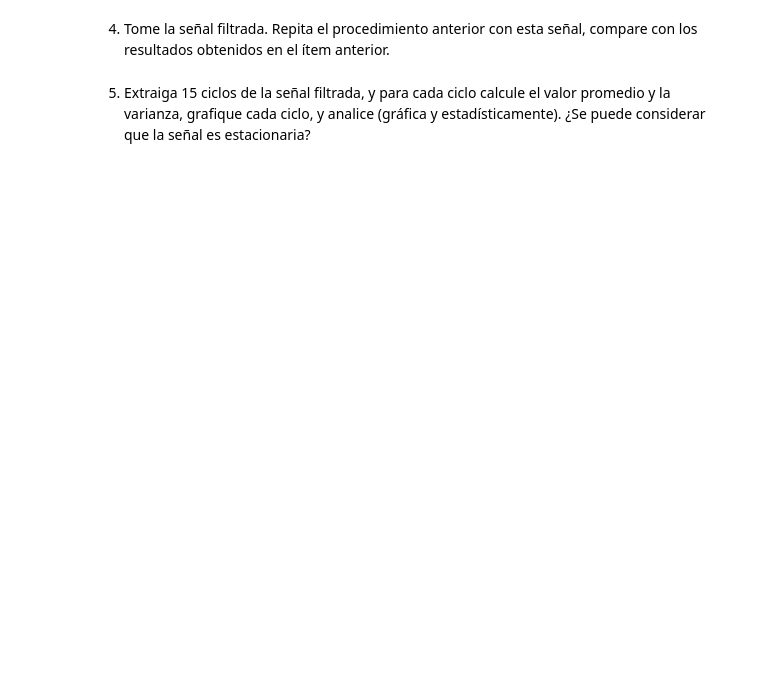
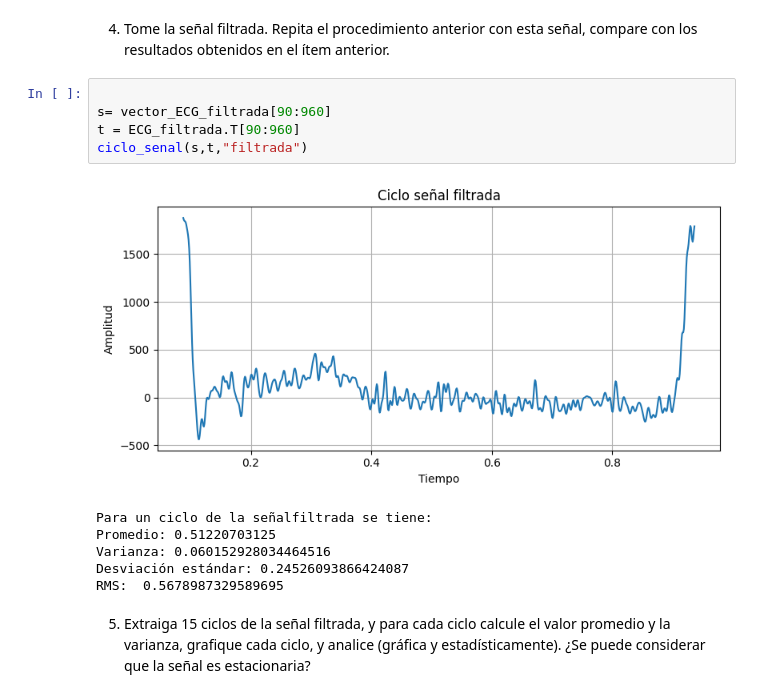
Before and after one commit to NataliaArenasP20/LaboratorioBiosenales, a Jupyter notebook: Practica_3/P3_NataliaArenas_DanielTamayo.ipynb, the cells around one changed output. Cells and saved outputs as stored; diff of their text form; blank space fills up the shorter version.

```diff
--- a/Practica_3/P3_NataliaArenas_DanielTamayo.ipynb
+++ b/Practica_3/P3_NataliaArenas_DanielTamayo.ipynb
@@ -133,5 +167,17 @@ promedio, el valor RMS, la varianza y la desviación estándar del ciclo. Analic
 # %% [markdown]
 4.  Tome la señal filtrada. Repita el procedimiento anterior con esta señal, compare con los resultados
 obtenidos en el ítem anterior.
+# %%
+
+s= vector_ECG_filtrada[90:960]
+t = ECG_filtrada.T[90:960]
+ciclo_senal(s,t,"filtrada")
+# %% [output]
+[figure, added]
+Para un ciclo de la señalfiltrada se tiene:
+Promedio: 0.51220703125
+Varianza: 0.060152928034464516
+Desviación estándar: 0.24526093866424087
+RMS:  0.5678987329589695
 # %% [markdown]
 5.  Extraiga 15 ciclos de la señal filtrada, y para cada ciclo calcule el valor promedio y la varianza, grafique cada ciclo, y analice (gráfica y estadísticamente). ¿Se puede considerar que la señal es estacionaria?
```
Also changed, not shown: parts of 4 cells of this notebook.
